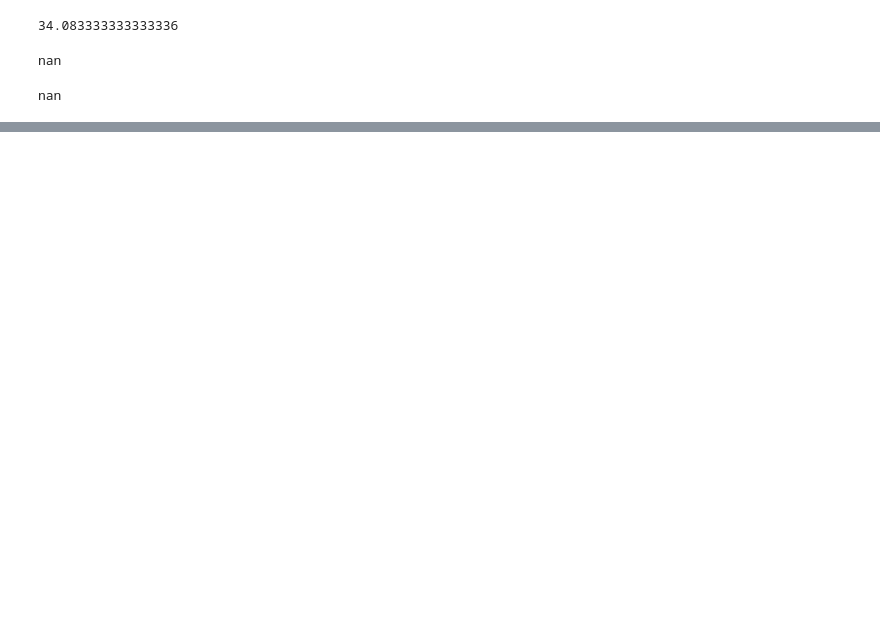
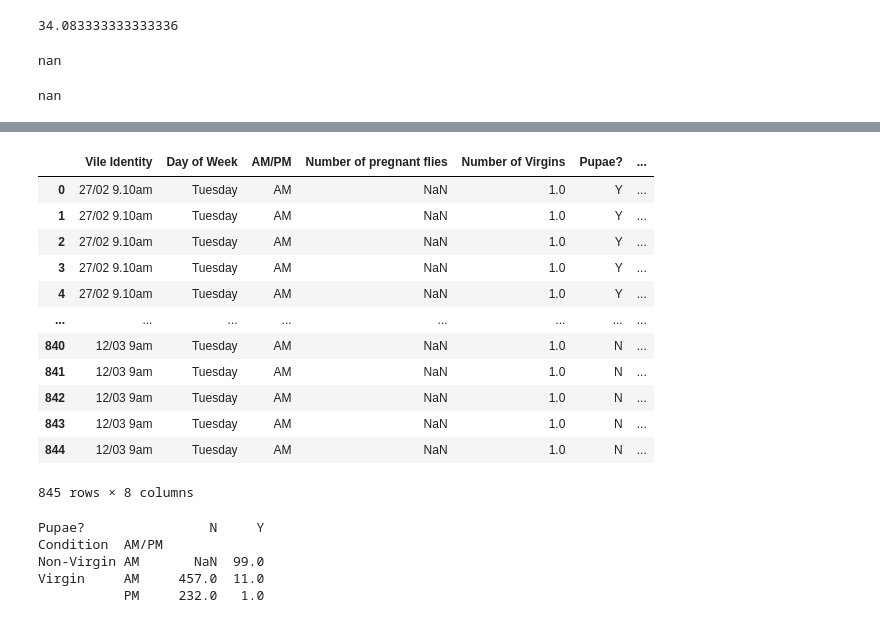
Before and after one commit to lenacochrane/behavioural-analysis, a Jupyter notebook: scripts/plug-camera/staging-parameters/virgin_pregnant_test.ipynb, the cells around one changed output, grey strips where cells are left out. Cells and saved outputs as stored; diff of their text form; code cells hidden in the pictures; blank space fills up the shorter version.

```diff
--- a/scripts/plug-camera/staging-parameters/virgin_pregnant_test.ipynb
+++ b/scripts/plug-camera/staging-parameters/virgin_pregnant_test.ipynb
@@ -203,0 +285,29 @@ nan
+# %%
+df = pd.read_excel('/Volumes/lab-windingm/home/users/cochral/plug_camera/staging/virgins?/virgincollection.xlsx', 'virgin')
+
+df
+# %% [output]
+|  | Vile Identity | Day of Week | AM/PM | Number of pregnant flies | Number of Virgins | Pupae? | ... |
+| 0 | 27/02 9.10am | Tuesday | AM | NaN | 1.0 | Y | ... |
+| 1 | 27/02 9.10am | Tuesday | AM | NaN | 1.0 | Y | ... |
+| 2 | 27/02 9.10am | Tuesday | AM | NaN | 1.0 | Y | ... |
+| 3 | 27/02 9.10am | Tuesday | AM | NaN | 1.0 | Y | ... |
+| 4 | 27/02 9.10am | Tuesday | AM | NaN | 1.0 | Y | ... |
+| ... | ... | ... | ... | ... | ... | ... | ... |
+| 840 | 12/03 9am | Tuesday | AM | NaN | 1.0 | N | ... |
+| 841 | 12/03 9am | Tuesday | AM | NaN | 1.0 | N | ... |
+| 842 | 12/03 9am | Tuesday | AM | NaN | 1.0 | N | ... |
+| 843 | 12/03 9am | Tuesday | AM | NaN | 1.0 | N | ... |
+| 844 | 12/03 9am | Tuesday | AM | NaN | 1.0 | N | ... |
+845 rows × 8 columns
+# %%
+pupae_counts = df.groupby(['Condition', 'AM/PM'])['Pupae?'].value_counts().unstack()
+
+# Display the results
+print(pupae_counts)
+# %% [output]
+Pupae?                N     Y
+Condition  AM/PM
+Non-Virgin AM       NaN  99.0
+Virgin     AM     457.0  11.0
+           PM     232.0   1.0
```
Also changed, not shown: parts of 10 cells of this notebook, 6 other files.
